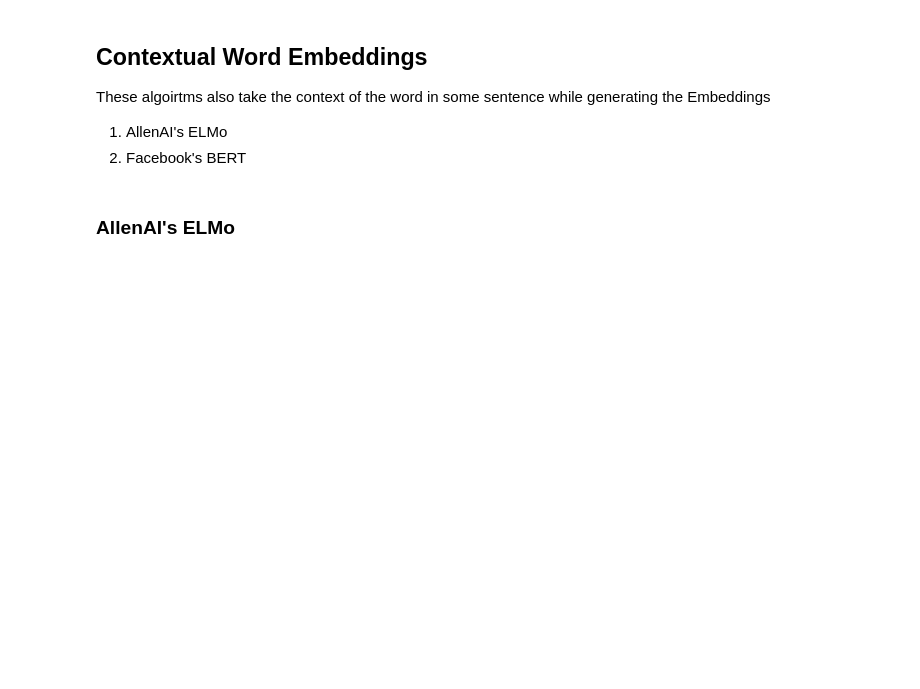
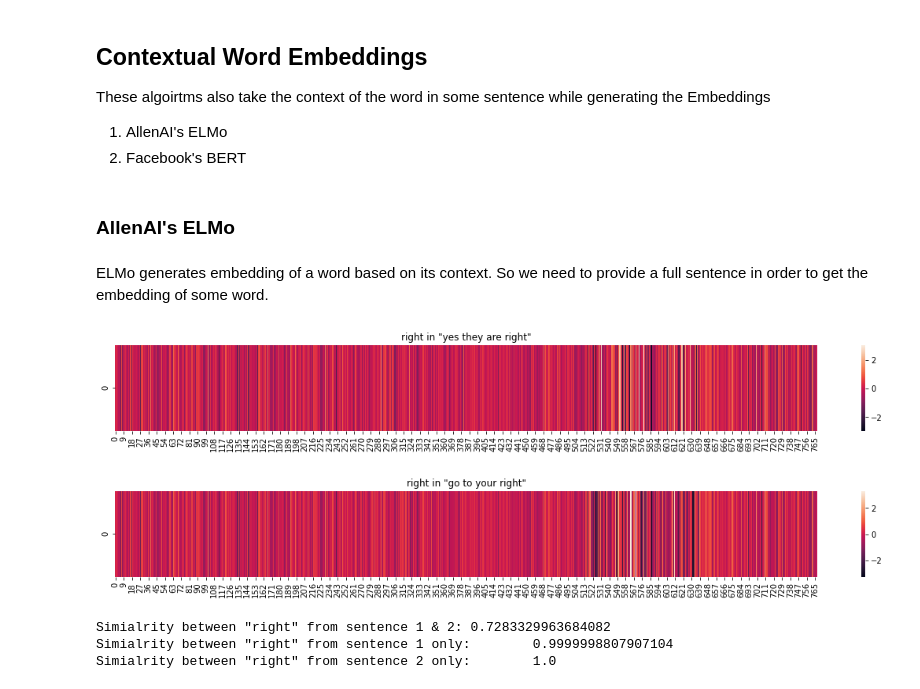
Before and after one commit to ashishu007/Word-Embeddings, a Jupyter notebook: word_embs.ipynb, the cells around one changed output. Saved outputs shown, nothing was run; the diff lists cells and outputs as text; code cells hidden in the pictures; blank space fills up the shorter version.

```diff
--- a/word_embs.ipynb
+++ b/word_embs.ipynb
@@ -151,9 +152,26 @@ These algoirtms also take the context of the word in some sentence while generat
 ### AllenAI's ELMo
 # %%
 elmo_vecs = pym.Magnitude('./vectors/elmo_2x1024_128_2048cnn_1xhighway_weights.magnitude')
+# %% [markdown]
+ELMo generates embedding of a word based on its context. So we need to provide a full sentence in order to get the embedding of some word.
 # %%
 # Returns: an array of size (9 (number of words) x 768 (3 ELMo components concatenated))
-sentence  = elmo_vecs.query(["play", "some", "music", "on", "the", "living", "room", "speakers", "."])
-
-# Returns: an array of size (3 (each ELMo component) x 9 x 256 (the number of dimensions for each ELMo component))
-unrolled = elmo_vecs.unroll(sentence)
+sen1  = elmo_vecs.query(["yes", "they", "are", "right"])
+sen2 = elmo_vecs.query(["go", "to", "your", "right"])
+# %%
+right1 = sen1[-1]
+right2 = sen2[-1]
+# %%
+ut.plot_1d_heatmap(right1, name="right in \"yes they are right\"")
+ut.plot_1d_heatmap(right2, name="right in \"go to your right\"")
+# %% [output]
+[figure, added]
+[figure, added]
+# %%
+print("Simialrity between \"right\" from sentence 1 & 2:\t{}".format(ut.similarity_between_docs(right1, right2, is_1d=True)))
+print("Simialrity between \"right\" from sentence 1 only:\t{}".format(ut.similarity_between_docs(right1, right1, is_1d=True)))
+print("Simialrity between \"right\" from sentence 2 only:\t{}".format(ut.similarity_between_docs(right2, right2, is_1d=True)))
+# %% [output]
+Simialrity between "right" from sentence 1 & 2: 0.7283329963684082
+Simialrity between "right" from sentence 1 only:        0.9999998807907104
+Simialrity between "right" from sentence 2 only:        1.0
```
Also changed, not shown: parts of 4 cells of this notebook, 2 other files.
